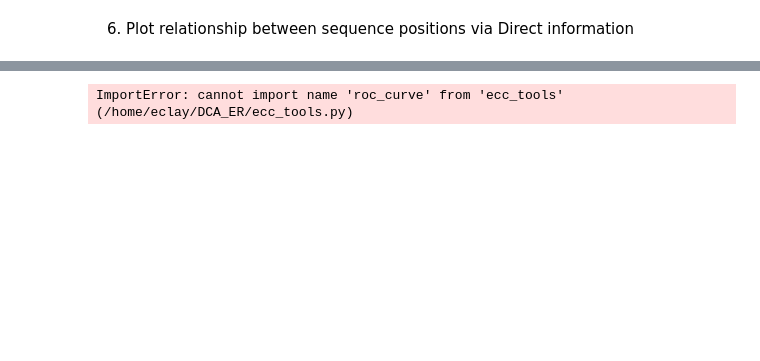
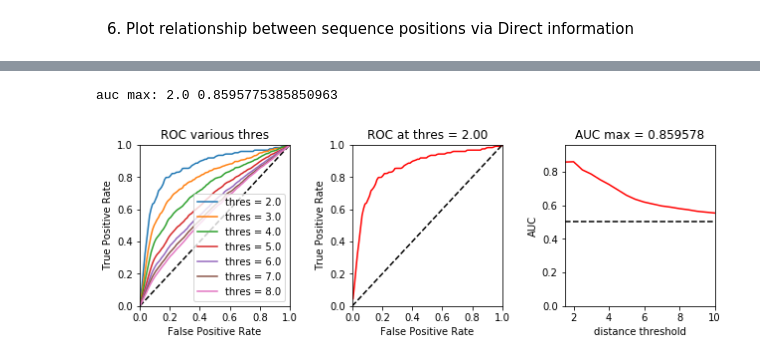
Before and after one commit to evancresswell/DCA_ER_old, a Jupyter notebook: ecc_DCA_ER.ipynb, the cells around one changed output, grey strips where cells are left out. Cells and saved outputs as stored; diff of their text form; code cells hidden in the pictures; blank space fills up the shorter version.

Commit message:
added ROC and AUC curves for ER. DCA next

```diff
--- a/ecc_DCA_ER.ipynb
+++ b/ecc_DCA_ER.ipynb
@@ -132,7 +132,7 @@ print('seq:',int(pdb[ipdb,1]))
 s0,cols_removed = data_processing(data_path,pfam_id,ipdb,\
                 gap_seqs=0.2,gap_cols=0.2,prob_low=0.004,conserved_cols=0.9)
 
-ct = contact_map(pdb,ipdb,cols_removed)
+ct = tools.contact_map(pdb,ipdb,cols_removed)
 # %% [output]
 seq: 69
 Structure exists: '/home/eclay/DCA_ER/zd/pdb1zdr.ent'
@@ -320,13 +351,11 @@ plt.colorbar(fraction=0.045, pad=0.05)
 # %%
-from ecc_tools import roc_curve
-
 # find optimal threshold of distance
 ct_thres = np.linspace(1.5,10.,18,endpoint=True)
 n = ct_thres.shape[0]
 
 auc = np.zeros(n)
 for i in range(n):
-    p,tp,fp = roc_curve(ct,di,ct_thres[i])
+    p,tp,fp = tools.roc_curve(ct,di,ct_thres[i])
     auc[i] = tp.sum()/tp.shape[0]
 
 #np.savetxt('auc.dat',(ct_thres,auc),fmt='%f')
@@ -335,7 +364,7 @@ for i in range(n):
 # plot at optimal threshold:
 i0 = np.argmax(auc)
 print('auc max:',ct_thres[i0],auc[i0])
-p0,tp0,fp0 = roc_curve(ct,di,ct_thres[i0])
+p0,tp0,fp0 = tools.roc_curve(ct,di,ct_thres[i0])
 
 iplot = [1,3,5,7,9,11,13]
 plt.figure(figsize=(9.0,3.2))
@@ -344,34 +373,34 @@ plt.subplot2grid((1,3),(0,0))
 plt.title('ROC various thres')
 plt.plot([0,1],[0,1],'k--')
 for i in iplot:
-    p,tp,fp = roc_curve(ct,di,ct_thres[i])
+    p,tp,fp = tools.roc_curve(ct,di,ct_thres[i])
     plt.plot(fp,tp,label='thres = %s'%ct_thres[i])
 
 plt.xlim([0,1])
 plt.ylim([0,1])
 plt.xlabel('False Positive Rate')
 plt.ylabel('True Positive Rate')
 plt.legend()
 
 plt.subplot2grid((1,3),(0,1))
 plt.title('ROC at thres = %3.2f'%(ct_thres[i0]))
 plt.plot(fp0,tp0,'r-')
 plt.plot([0,1],[0,1],'k--')
 plt.xlim([0,1])
 plt.ylim([0,1])
 plt.xlabel('False Positive Rate')
 plt.ylabel('True Positive Rate')
 
 plt.subplot2grid((1,3),(0,2))
 plt.title('AUC max = %f' %(auc[i0]))
 plt.plot([ct_thres.min(),ct_thres.max()],[0.5,0.5],'k--')
 plt.plot(ct_thres,auc,'r-')
 plt.xlim([ct_thres.min(),ct_thres.max()])
 plt.ylim([0,auc.max()+0.1])
 plt.xlabel('distance threshold')
 plt.ylabel('AUC')
 
 plt.tight_layout(h_pad=1, w_pad=1.5)
-hide_toggle()
 # %% [output]
-ImportError: cannot import name 'roc_curve' from 'ecc_tools' (/home/eclay/DCA_ER/ecc_tools.py)
+auc max: 2.0 0.8595775385850963
+[figure, added]
```
Also changed, not shown: parts of 6 cells of this notebook, 1 other file.
